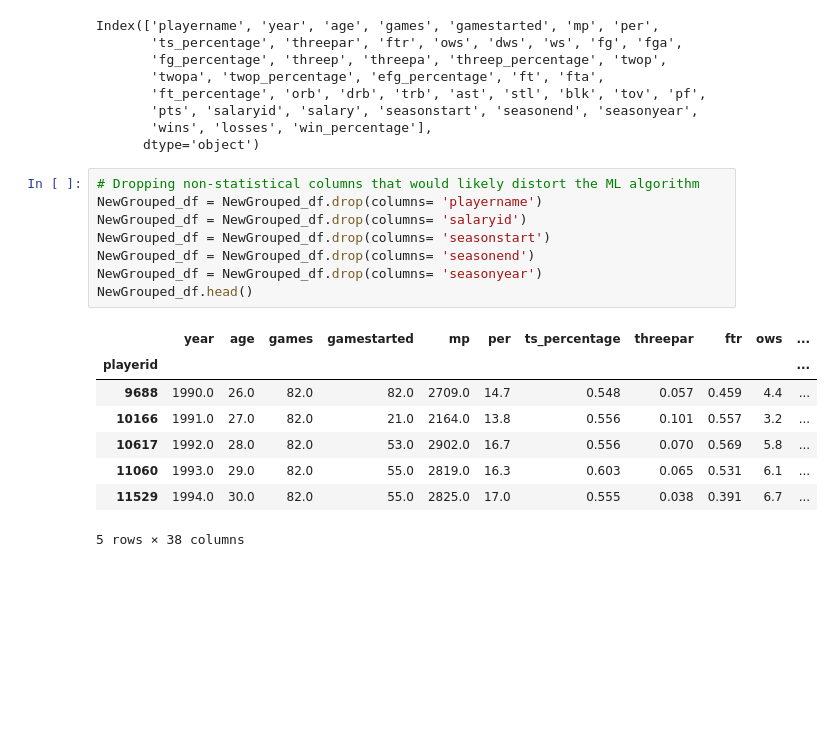
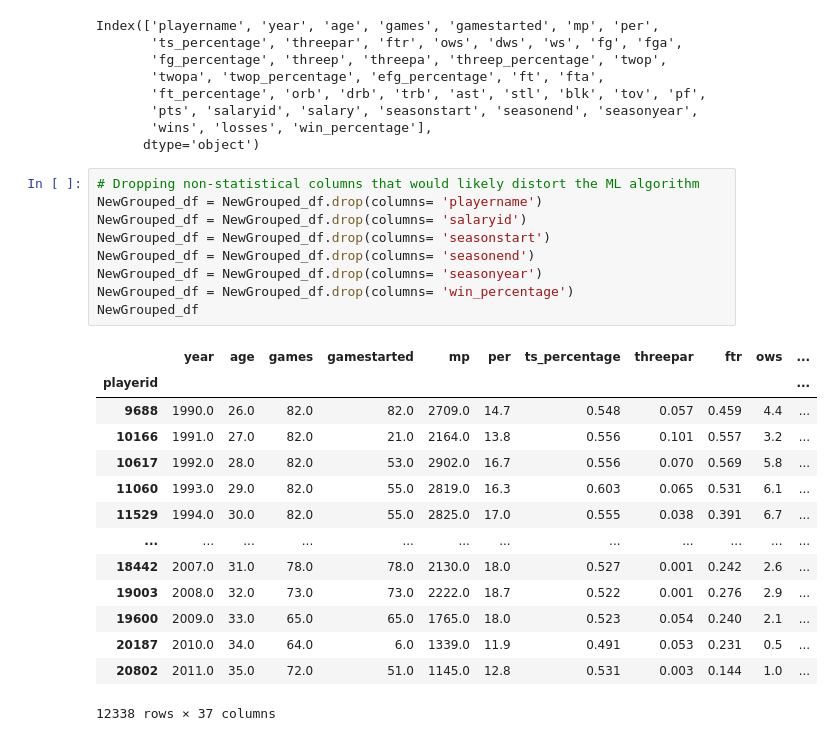
Before and after one commit to nickferrar/NBA_Salaries, a Jupyter notebook: dean_cleaning_draft.ipynb, the cells around one changed output. Drawn from its saved outputs; the diff is of its cells as text; blank space fills up the shorter version.

```diff
--- a/dean_cleaning_draft.ipynb
+++ b/dean_cleaning_draft.ipynb
@@ -179,17 +179,24 @@ Index(['playername', 'year', 'age', 'games', 'gamestarted', 'mp', 'per',
 # %%
 # Dropping non-statistical columns that would likely distort the ML algorithm
 NewGrouped_df = NewGrouped_df.drop(columns= 'playername')
 NewGrouped_df = NewGrouped_df.drop(columns= 'salaryid')
 NewGrouped_df = NewGrouped_df.drop(columns= 'seasonstart')
 NewGrouped_df = NewGrouped_df.drop(columns= 'seasonend')
 NewGrouped_df = NewGrouped_df.drop(columns= 'seasonyear')
-NewGrouped_df.head()
+NewGrouped_df = NewGrouped_df.drop(columns= 'win_percentage')
+NewGrouped_df
 # %% [output]
 |  | year | age | games | gamestarted | mp | per | ts_percentage | threepar | ftr | ows | ... |
 | playerid |  |  |  |  |  |  |  |  |  |  | ... |
 | 9688 | 1990.0 | 26.0 | 82.0 | 82.0 | 2709.0 | 14.7 | 0.548 | 0.057 | 0.459 | 4.4 | ... |
 | 10166 | 1991.0 | 27.0 | 82.0 | 21.0 | 2164.0 | 13.8 | 0.556 | 0.101 | 0.557 | 3.2 | ... |
 | 10617 | 1992.0 | 28.0 | 82.0 | 53.0 | 2902.0 | 16.7 | 0.556 | 0.070 | 0.569 | 5.8 | ... |
 | 11060 | 1993.0 | 29.0 | 82.0 | 55.0 | 2819.0 | 16.3 | 0.603 | 0.065 | 0.531 | 6.1 | ... |
 | 11529 | 1994.0 | 30.0 | 82.0 | 55.0 | 2825.0 | 17.0 | 0.555 | 0.038 | 0.391 | 6.7 | ... |
+| ... | ... | ... | ... | ... | ... | ... | ... | ... | ... | ... | ... |
+| 18442 | 2007.0 | 31.0 | 78.0 | 78.0 | 2130.0 | 18.0 | 0.527 | 0.001 | 0.242 | 2.6 | ... |
+| 19003 | 2008.0 | 32.0 | 73.0 | 73.0 | 2222.0 | 18.7 | 0.522 | 0.001 | 0.276 | 2.9 | ... |
+| 19600 | 2009.0 | 33.0 | 65.0 | 65.0 | 1765.0 | 18.0 | 0.523 | 0.054 | 0.240 | 2.1 | ... |
+| 20187 | 2010.0 | 34.0 | 64.0 | 6.0 | 1339.0 | 11.9 | 0.491 | 0.053 | 0.231 | 0.5 | ... |
+| 20802 | 2011.0 | 35.0 | 72.0 | 51.0 | 1145.0 | 12.8 | 0.531 | 0.003 | 0.144 | 1.0 | ... |
-5 rows × 38 columns
+12338 rows × 37 columns
```
Also changed, not shown: parts of 2 cells of this notebook.
